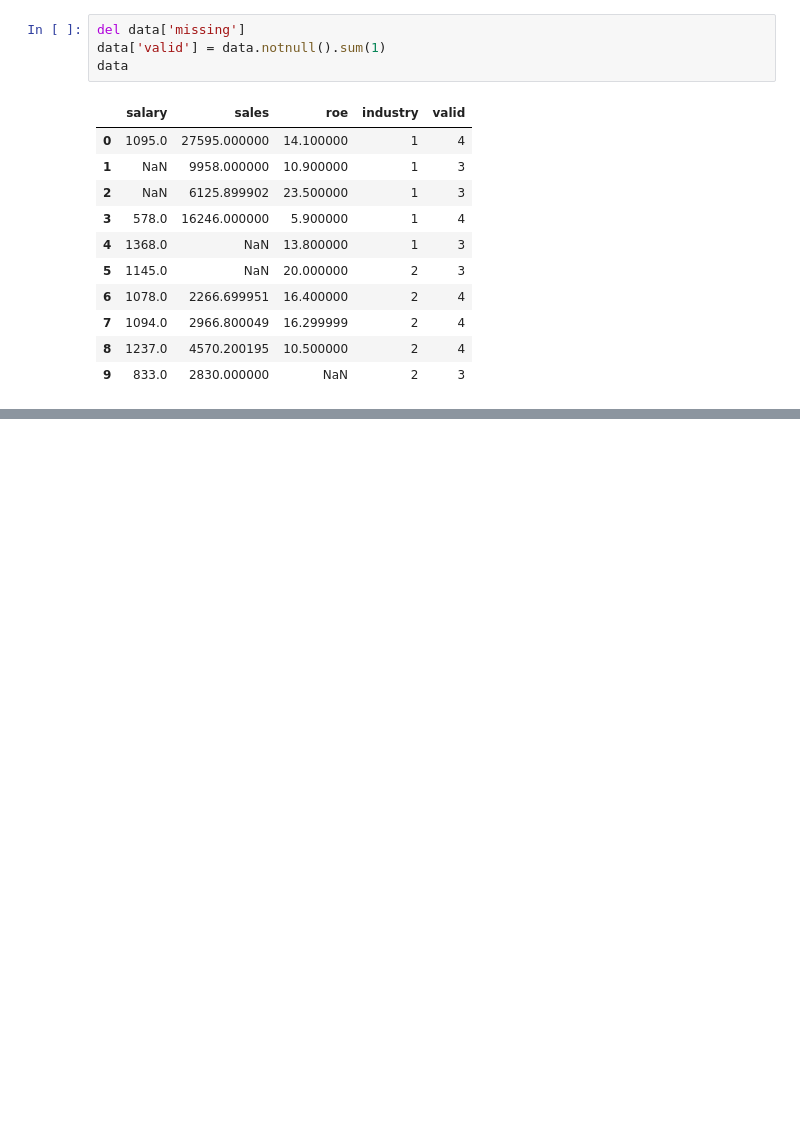
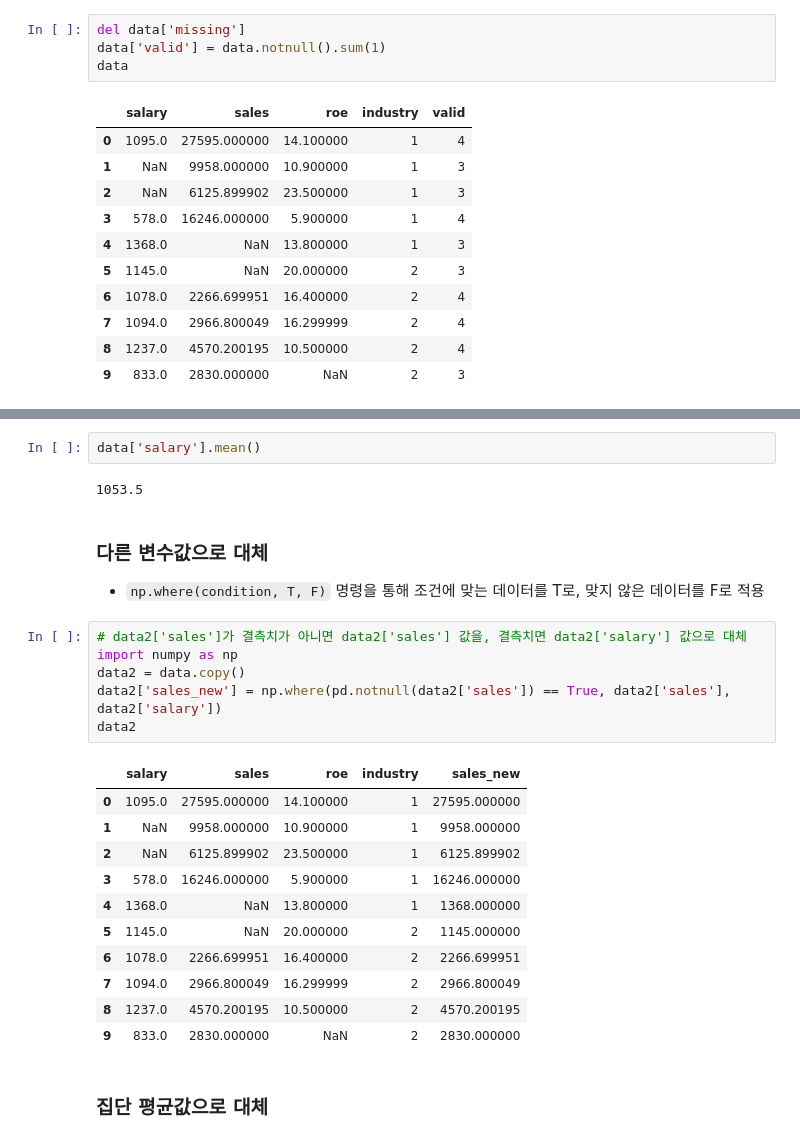
Before and after one commit to sucream/Bigdata-Analysis-Engineer-Note, a Jupyter notebook: 02.DataPreprocessing.ipynb, the cells around one changed output, grey strips where cells are left out. Drawn from its saved outputs; the diff is of its cells as text; blank space fills up the shorter version.

```diff
--- a/02.DataPreprocessing.ipynb
+++ b/02.DataPreprocessing.ipynb
@@ -697,0 +932,27 @@ data
+# %%
+data['salary'].mean()
+# %% [output]
+1053.5
+# %% [markdown]
+### 다른 변수값으로 대체
+- `np.where(condition, T, F)` 명령을 통해 조건에 맞는 데이터를 T로, 맞지 않은 데이터를 F로 적용
+# %%
+# data2['sales']가 결측치가 아니면 data2['sales'] 값을, 결측치면 data2['salary'] 값으로 대체
+import numpy as np
+data2 = data.copy()
+data2['sales_new'] = np.where(pd.notnull(data2['sales']) == True, data2['sales'], data2['salary'])
+data2
+# %% [output]
+|  | salary | sales | roe | industry | sales_new |
+| 0 | 1095.0 | 27595.000000 | 14.100000 | 1 | 27595.000000 |
+| 1 | NaN | 9958.000000 | 10.900000 | 1 | 9958.000000 |
+| 2 | NaN | 6125.899902 | 23.500000 | 1 | 6125.899902 |
+| 3 | 578.0 | 16246.000000 | 5.900000 | 1 | 16246.000000 |
+| 4 | 1368.0 | NaN | 13.800000 | 1 | 1368.000000 |
+| 5 | 1145.0 | NaN | 20.000000 | 2 | 1145.000000 |
+| 6 | 1078.0 | 2266.699951 | 16.400000 | 2 | 2266.699951 |
+| 7 | 1094.0 | 2966.800049 | 16.299999 | 2 | 2966.800049 |
+| 8 | 1237.0 | 4570.200195 | 10.500000 | 2 | 4570.200195 |
+| 9 | 833.0 | 2830.000000 | NaN | 2 | 2830.000000 |
+# %% [markdown]
+### 집단 평균값으로 대체
```
Also changed, not shown: parts of 29 cells of this notebook.
